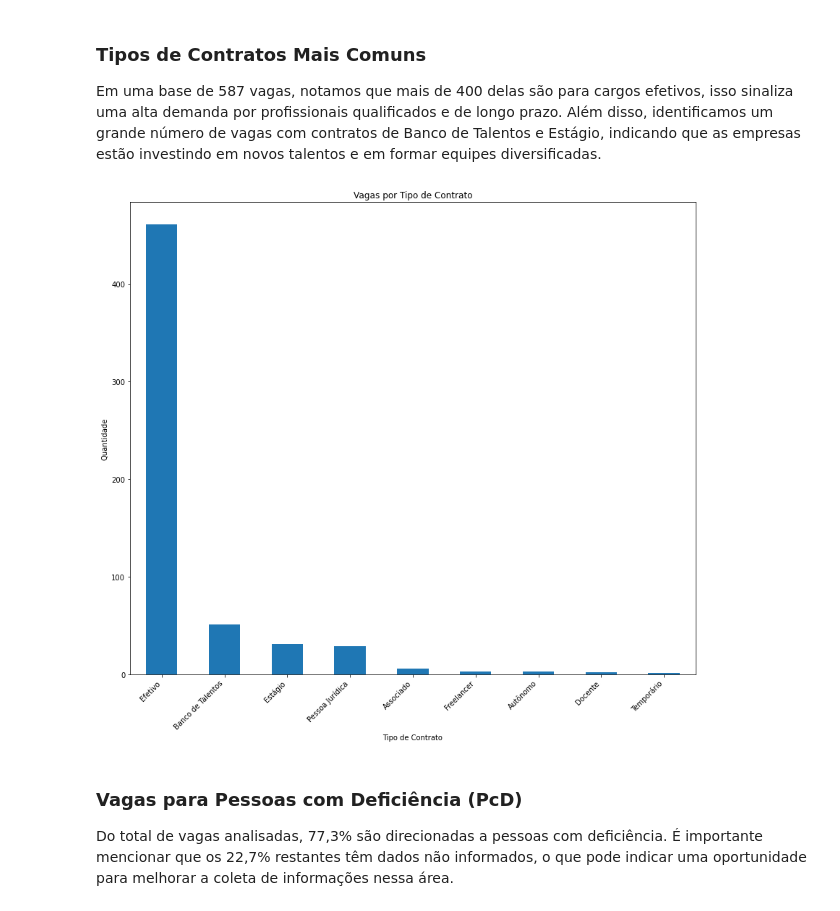
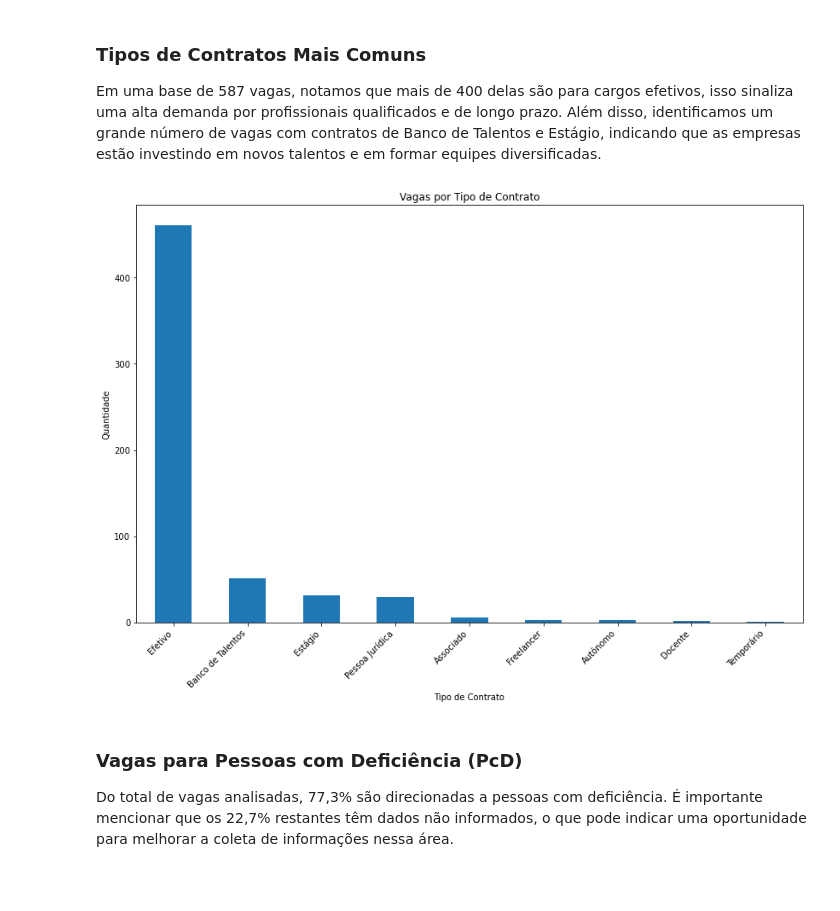
Before and after one commit to DanilloSouza03/Analise-Dados-Gupy, a Jupyter notebook: analise_vagas_gupy.ipynb, the cells around one changed output. Cells and saved outputs as stored; diff of their text form; code cells hidden in the pictures; blank space fills up the shorter version.

Commit message:
Update Jupyter
Melhorando visual dos gráficos, colocando fundo branco e redimensionando tamanho dos gráficos.

```diff
--- a/analise_vagas_gupy.ipynb
+++ b/analise_vagas_gupy.ipynb
@@ -120,16 +120,16 @@ plt.show()
 Em uma base de 587 vagas, notamos que mais de 400 delas são para cargos efetivos, isso sinaliza uma alta demanda por profissionais qualificados e de longo prazo. Além disso, identificamos um grande número de vagas com contratos de Banco de Talentos e Estágio, indicando que as empresas estão investindo em novos talentos e em formar equipes diversificadas.
 # %%
 # Tipos de Contratos
-plt.figure(figsize=(14, 12))
+plt.figure(figsize=(14, 9))
 df['contrato'].value_counts().plot(kind='bar')
 plt.xlabel('Tipo de Contrato')
 plt.xticks(rotation=45, ha='right')
 plt.ylabel('Quantidade')
 plt.title('Vagas por Tipo de Contrato')
-plt.savefig('graficos/VagasTipoContrato.png')
+plt.savefig('graficos/VagasTipoContrato.png', facecolor='white')
 plt.show()
 # %% [output]
-[figure, old version]
+[figure, new version]
 # %% [markdown]
 ### Vagas para Pessoas com Deficiência (PcD)
 Do total de vagas analisadas, 77,3% são direcionadas a pessoas com deficiência. É importante mencionar que os 22,7% restantes têm dados não informados, o que pode indicar uma oportunidade para melhorar a coleta de informações nessa área.
```
Also changed, not shown: parts of 6 cells of this notebook, 7 other files.
